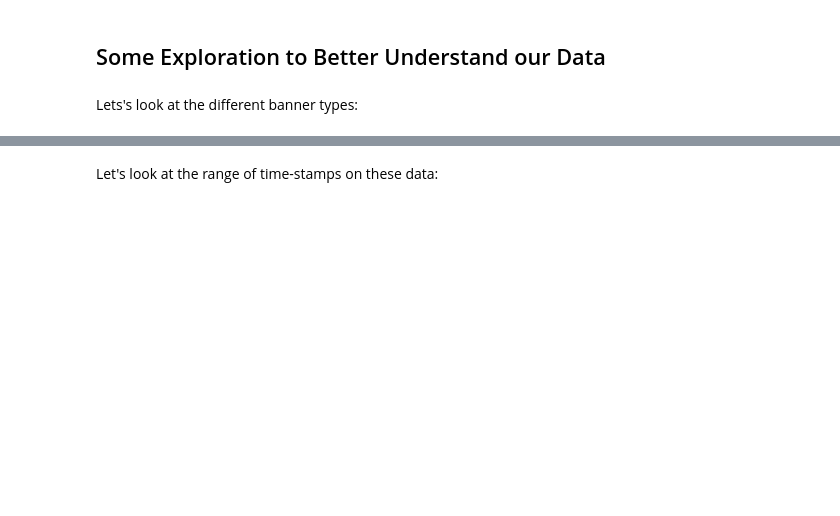
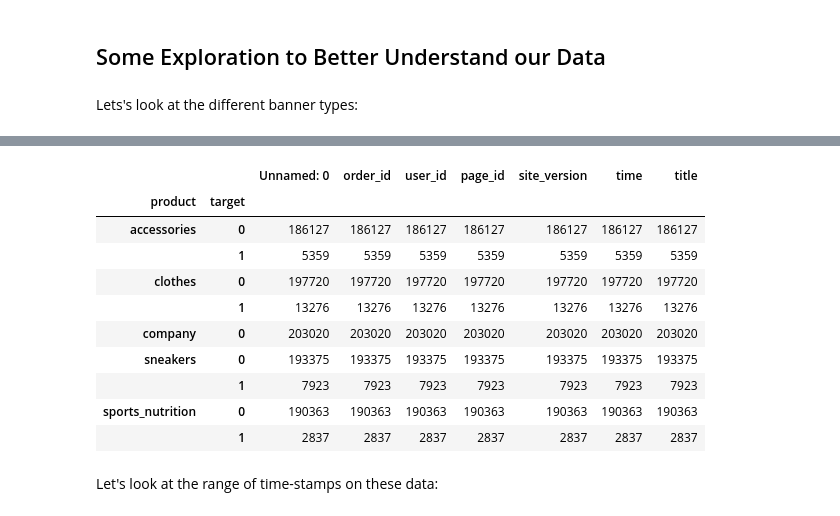
Before and after one commit to rbdaly16/NATL-DS-Live-062623, a Jupyter notebook: Phase2/Lectures/13_AB_testing_2.ipynb, the cells around one changed output, grey strips where cells are left out. Drawn from its saved outputs; the diff is of its cells as text; code cells hidden in the pictures; blank space fills up the shorter version.

```diff
--- a/Phase2/Lectures/13_AB_testing_2.ipynb
+++ b/Phase2/Lectures/13_AB_testing_2.ipynb
@@ -59,2 +124,16 @@ None
+# %%
+df.groupby(['product', 'target']).agg('count')
+# %% [output]
+|  |  | Unnamed: 0 | order_id | user_id | page_id | site_version | time | title |
+| product | target |  |  |  |  |  |  |  |
+| accessories | 0 | 186127 | 186127 | 186127 | 186127 | 186127 | 186127 | 186127 |
+|  | 1 | 5359 | 5359 | 5359 | 5359 | 5359 | 5359 | 5359 |
+| clothes | 0 | 197720 | 197720 | 197720 | 197720 | 197720 | 197720 | 197720 |
+|  | 1 | 13276 | 13276 | 13276 | 13276 | 13276 | 13276 | 13276 |
+| company | 0 | 203020 | 203020 | 203020 | 203020 | 203020 | 203020 | 203020 |
+| sneakers | 0 | 193375 | 193375 | 193375 | 193375 | 193375 | 193375 | 193375 |
+|  | 1 | 7923 | 7923 | 7923 | 7923 | 7923 | 7923 | 7923 |
+| sports_nutrition | 0 | 190363 | 190363 | 190363 | 190363 | 190363 | 190363 | 190363 |
+|  | 1 | 2837 | 2837 | 2837 | 2837 | 2837 | 2837 | 2837 |
 # %% [markdown]
 Let's look at the range of time-stamps on these data:
```
Also changed, not shown: parts of 62 cells of this notebook.
